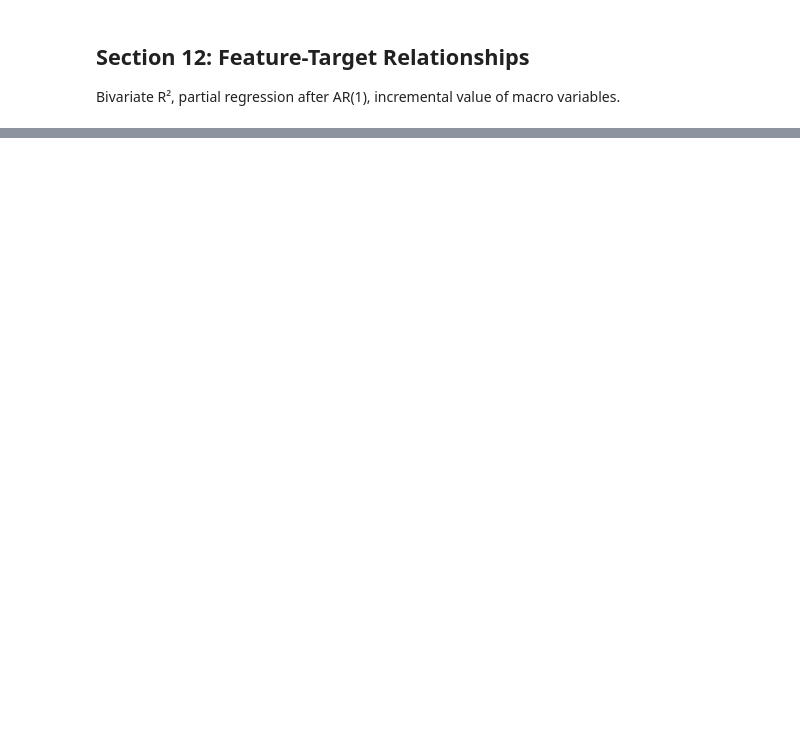
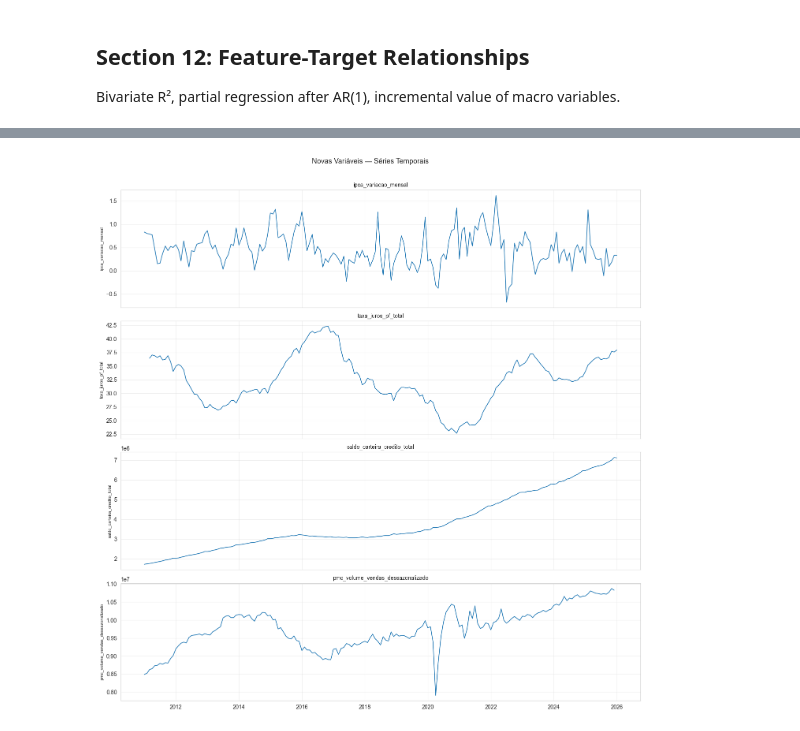
Before and after one commit to BrunoRaphaell/nowcasting, a Jupyter notebook: notebooks/01_eda.ipynb, the cells around one changed output, grey strips where cells are left out. Saved outputs shown, nothing was run; the diff lists cells and outputs as text; code cells hidden in the pictures; blank space fills up the shorter version.

```diff
--- a/notebooks/01_eda.ipynb
+++ b/notebooks/01_eda.ipynb
@@ -872,0 +1048,27 @@ plt.show()
+# %%
+# Reload panel with new variables
+panel = pd.read_parquet("../data/processed/panel.parquet")
+
+# Focus on the period where most series overlap (2011+)
+panel = panel.loc["2011-01-01":]
+target = panel[TARGET_COL].dropna()
+
+NEW_COLS = [
+    "ipca_variacao_mensal",
+    "taxa_juros_pf_total",
+    "saldo_carteira_credito_total",
+    "pmc_volume_vendas_dessazonalizado",
+]
+
+# Check which new columns are present
+present = [c for c in NEW_COLS if c in panel.columns]
+missing = [c for c in NEW_COLS if c not in panel.columns]
+if missing:
+    print(f"WARNING: Missing columns: {missing}")
+
+print(f"Panel shape (2011+): {panel.shape}")
+print(f"New columns found: {present}")
+print(f"\nNull counts (new vars):")
+print(panel[present].isnull().sum())
+print(f"\nDescriptive statistics (new vars):")
+panel[present].describe().round(2)
@@ -872,0 +1096,16 @@ plt.show()
+# %%
+# 14.1 — Time series plots of new variables
+fig, axes = plt.subplots(len(present), 1, figsize=(14, 3.5 * len(present)), sharex=True)
+if len(present) == 1:
+    axes = [axes]
+for ax, col in zip(axes, present):
+    s = panel[col].dropna()
+    ax.plot(s.index, s.values, linewidth=1.2)
+    ax.set_ylabel(col, fontsize=8)
+    ax.set_title(col, fontsize=10)
+    ax.grid(True, alpha=0.3)
+plt.suptitle("Novas Variáveis — Séries Temporais", fontsize=13, y=1.01)
+plt.tight_layout()
+plt.show()
+# %% [output]
+[figure, added]
```
Also changed, not shown: parts of 57 cells of this notebook.
